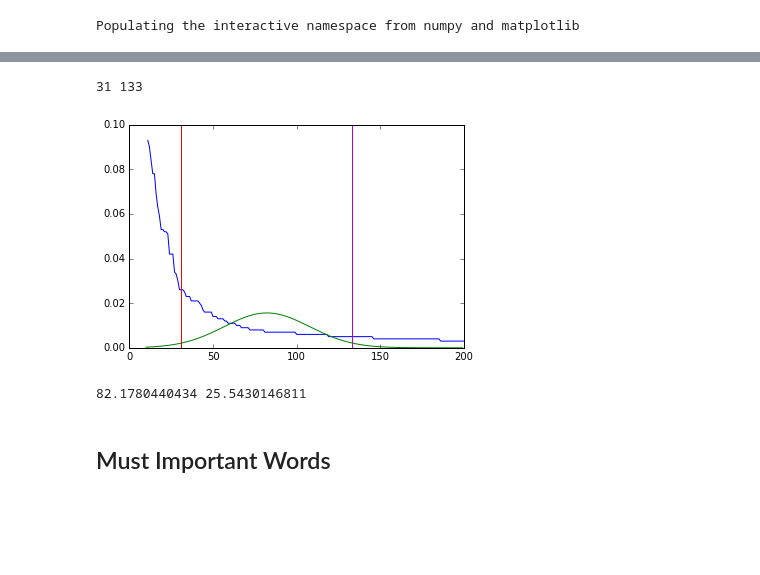
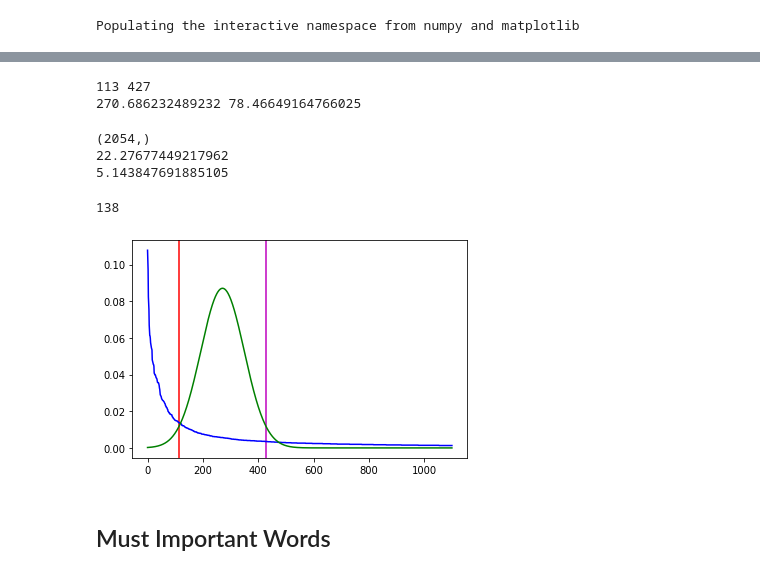
Before and after one commit to sorice/preprocess, a Jupyter notebook: docs/edu/filtering-words-with-Luhn.ipynb, the cells around one changed output, grey strips where cells are left out. Cells and saved outputs as stored; diff of their text form; code cells hidden in the pictures; blank space fills up the shorter version.

```diff
--- a/docs/edu/filtering-words-with-Luhn.ipynb
+++ b/docs/edu/filtering-words-with-Luhn.ipynb
@@ -220,6 +229,0 @@ plot(t[:200],dist3[:200])
-# %%
-#Si cumple con la ley de zipf la representación sigte será aprox una recta.
-t = arange(1,1001,1)
-logf = log(dist3)
-logt = log(t)
-plot(logf,logt)
@@ -238,31 +238,47 @@ utilizando una hipótesis nula
 # %%
-import matplotlib.pyplot as plt
+sigma = x_s.std()
+mu = x_s.mean()+3*sigma
 
-bins = np.arange(0,1000,1)
-dist4 = dist3/float(1000)
-#Ploting Zipf distribution
-plt.plot(t[10:200],dist4[10:200])
-sigma = dist3.std()
-mu = dist3.mean()+3*sigma
 pdf = (1/(sigma * numpy.sqrt(2 * numpy.pi))
-* numpy.exp( - (bins - mu)**2 / (2 * sigma**2) ))
-
-#Ploting density function
-plt.plot(bins[10:200],pdf[10:200])
+* numpy.exp( - (t - mu)**2 / (2 * sigma**2) ))
 
 perc_05 = int(mu-2*sigma)
 perc_95 = int(mu+2*sigma)
 print(perc_05, perc_95)
-# Dibujando la línea discontínua del lower cut-off.
-plt.axvline(perc_05,label='05 perc',c='r')
-# Dibujando la línea discontínua del upper cut-off.
-plt.axvline(perc_95,label='95t perc',c='m')
-plt.show()
 print (mu, sigma)
 # %% [output]
-31 133
+113 427
+270.686232489232 78.46649164766025
-[figure, removed]
-82.1780440434 25.5430146811
+# %%
+x_s = x[(x > 5) & (x < 1000)]
+print(x_s.shape)
+print(x[113]/(x.max()*pdf[113]))
+print(x[427]/(x.max()*pdf[427]))
+factor = x[113]/(x.max()*pdf[113]) - x[427]/(x.max()*pdf[427])
+# %% [output]
+(2054,)
+22.27677449217962
+5.143847691885105
+# %%
+x[113]
+# %% [output]
+138
+# %%
+import matplotlib.pyplot as plt
+t = np.arange(0,1500,1)
+# lower cut-off.
+plt.axvline(perc_05,label='05 perc',c='r')
+# cut-off.
+plt.axvline(perc_95,label='95t perc',c='m')
+p=x[10:int(mu)].mean()
+#plt.twiny()
+#Ploting Zipf distribution
+plt.plot(t[:1100],x_s[:1100]/(x.max()), c='b')
+#Ploting density function
+plt.plot(t[:1100],pdf[:1100]*factor, c='g')
+plt.show()
+# %% [output]
+[figure, added]
 # %% [markdown]
 ## Must Important Words
 # %%
```
Also changed, not shown: parts of 33 cells of this notebook, 1 other file.
